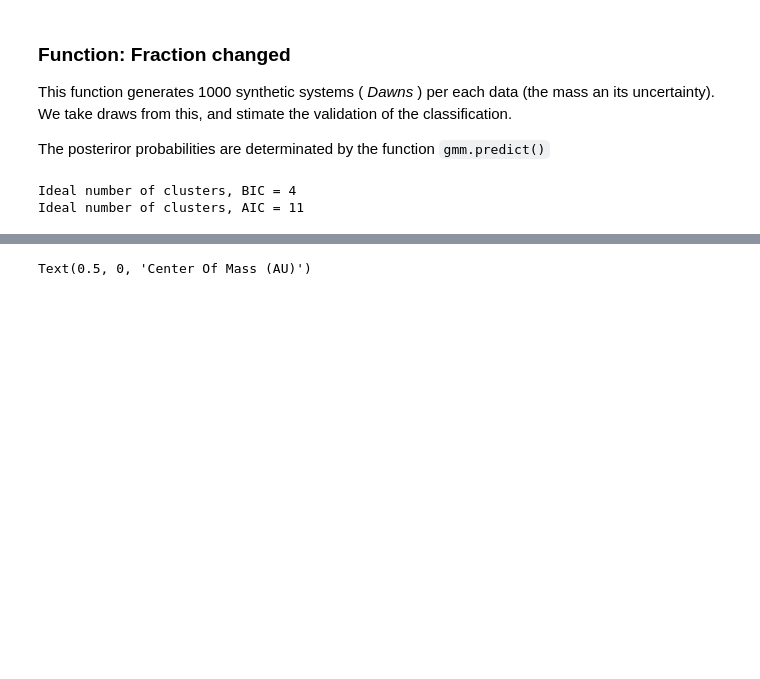
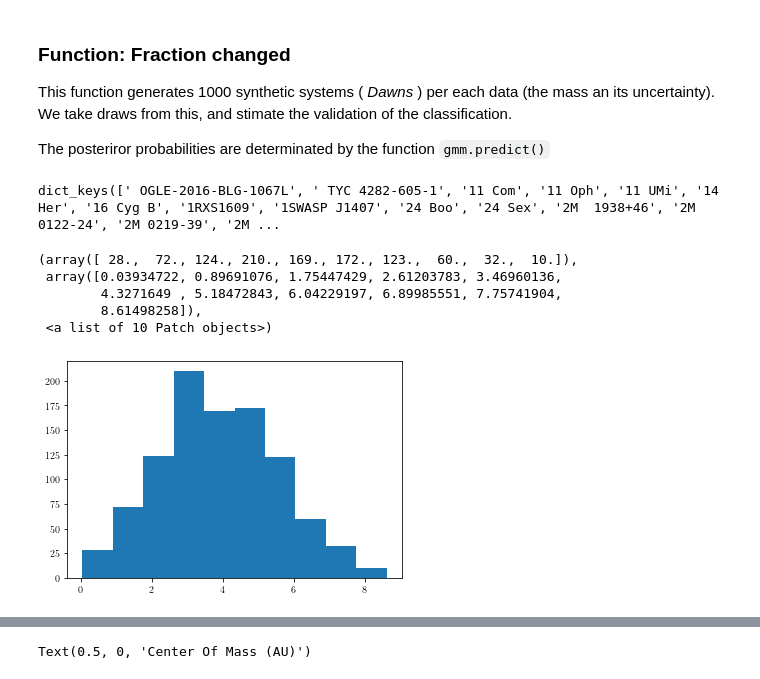
Before and after one commit to fjbautistas/Mixture_Gaussian_CM_of_Planets, a Jupyter notebook: Clasification.ipynb, the cells around one changed output, grey strips where cells are left out. Saved outputs shown, nothing was run; the diff lists cells and outputs as text; code cells hidden in the pictures; blank space fills up the shorter version.

```diff
--- a/Clasification.ipynb
+++ b/Clasification.ipynb
@@ -276,6 +284,5 @@ class clustering:
-# %%
-AA = clustering(CoM, True)
-AA.inf_criteria(30)
-# %% [output]
-Ideal number of clusters, BIC = 4
-Ideal number of clusters, AIC = 11
+# %%
+A = dataa.groupby("star_name")
+A.groups.keys()
+# %% [output]
+dict_keys([' OGLE-2016-BLG-1067L', ' TYC 4282-605-1', '11 Com', '11 Oph', '11 UMi', '14 Her', '16 Cyg B', '1RXS1609', '1SWASP J1407', '24 Boo', '24 Sex', '2M  1938+46', '2M 0122-24', '2M 0219-39', '2M ...
@@ -282,3 +318,12 @@ Ideal number of clusters, AIC = 11
+# %%
+plt.hist(DrawsAA)
+# %% [output]
+(array([ 28.,  72., 124., 210., 169., 172., 123.,  60.,  32.,  10.]),
+ array([0.03934722, 0.89691076, 1.75447429, 2.61203783, 3.46960136,
+        4.3271649 , 5.18472843, 6.04229197, 6.89985551, 7.75741904,
+        8.61498258]),
+ <a list of 10 Patch objects>)
+[figure, added]
 # %%
 def fraction_changed(data, dawns):
 
```
Also changed, not shown: parts of 23 cells of this notebook.
